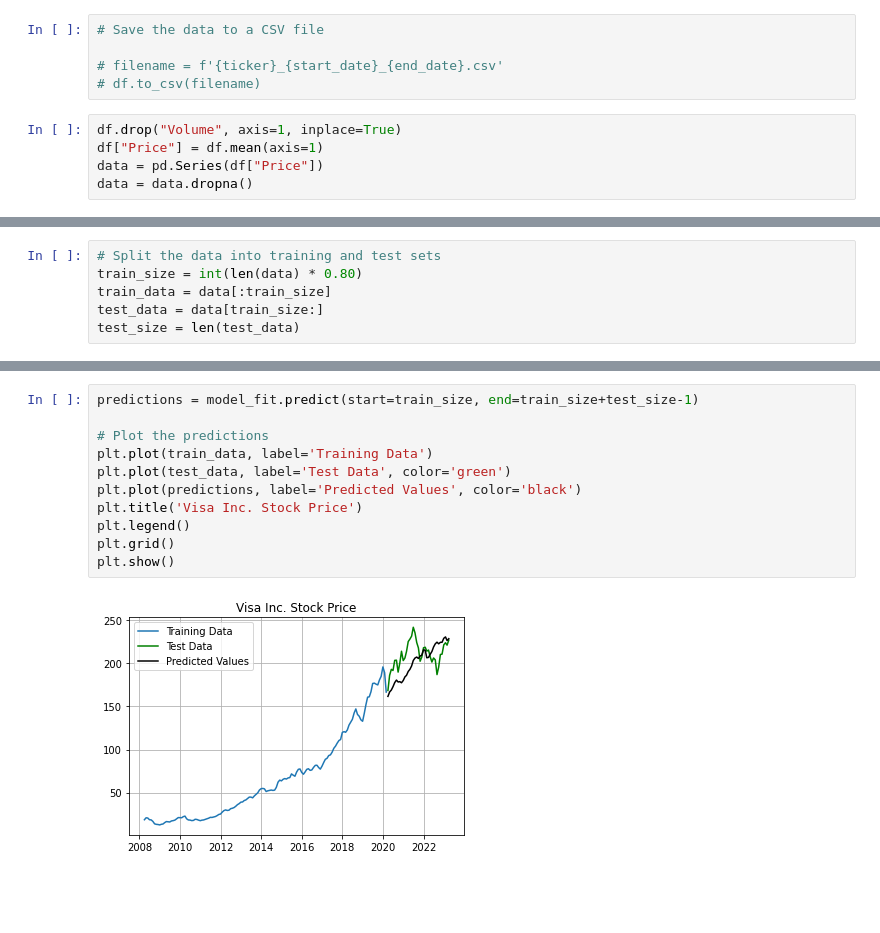
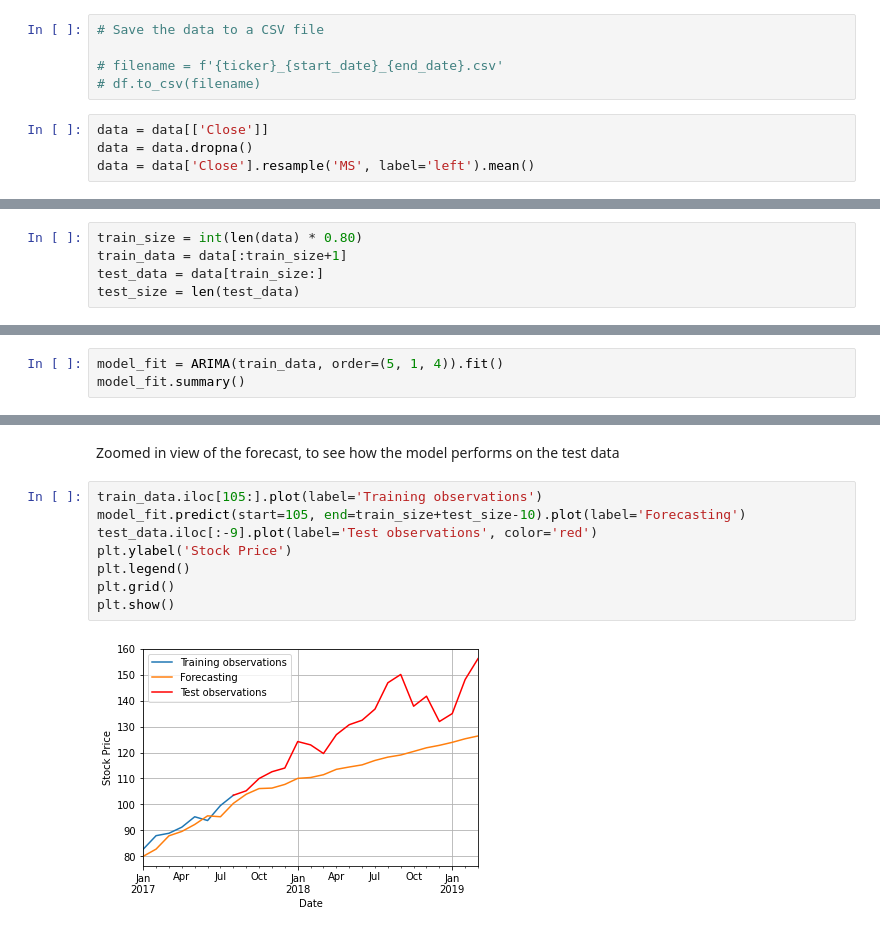
Before and after one commit to bragesolheim/G13_DAT550, a Jupyter notebook: non_seasonal_stock.ipynb, the cells around one changed output, grey strips where cells are left out. Cells and saved outputs as stored; diff of their text form; blank space fills up the shorter version.

Commit message:
Forecasting for Visa stock

```diff
--- a/non_seasonal_stock.ipynb
+++ b/non_seasonal_stock.ipynb
@@ -18,8 +19,7 @@ df = yf.download(ticker, start=start_date, end=end_date, interval="1mo")
 
 # filename = f'{ticker}_{start_date}_{end_date}.csv'
 # df.to_csv(filename)
-# %%
-df.drop("Volume", axis=1, inplace=True)
-df["Price"] = df.mean(axis=1)
-data = pd.Series(df["Price"])
-data = data.dropna()
+# %%
+data = data[['Close']]
+data = data.dropna()
+data = data['Close'].resample('MS', label='left').mean()
@@ -62,6 +35,5 @@ Name: Price, Length: 181, dtype: float64
 # %%
-# Split the data into training and test sets
 train_size = int(len(data) * 0.80)
-train_data = data[:train_size]
+train_data = data[:train_size+1]
 test_data = data[train_size:]
 test_size = len(test_data)
@@ -160,0 +127,3 @@ Warnings:
+# %%
+model_fit = ARIMA(train_data, order=(5, 1, 4)).fit()
+model_fit.summary()
@@ -161,13 +180,12 @@ Warnings:
+# %% [markdown]
+Zoomed in view of the forecast, to see how the model performs on the test data
 # %%
-predictions = model_fit.predict(start=train_size, end=train_size+test_size-1)
-
-# Plot the predictions
-plt.plot(train_data, label='Training Data')
-plt.plot(test_data, label='Test Data', color='green')
-plt.plot(predictions, label='Predicted Values', color='black')
-plt.title('Visa Inc. Stock Price')
+train_data.iloc[105:].plot(label='Training observations')
+model_fit.predict(start=105, end=train_size+test_size-10).plot(label='Forecasting')
+test_data.iloc[:-9].plot(label='Test observations', color='red')
+plt.ylabel('Stock Price')
 plt.legend()
 plt.grid()
 plt.show()
 # %% [output]
-[figure, old version]
+[figure, new version]
```
Also changed, not shown: parts of 22 cells of this notebook.
